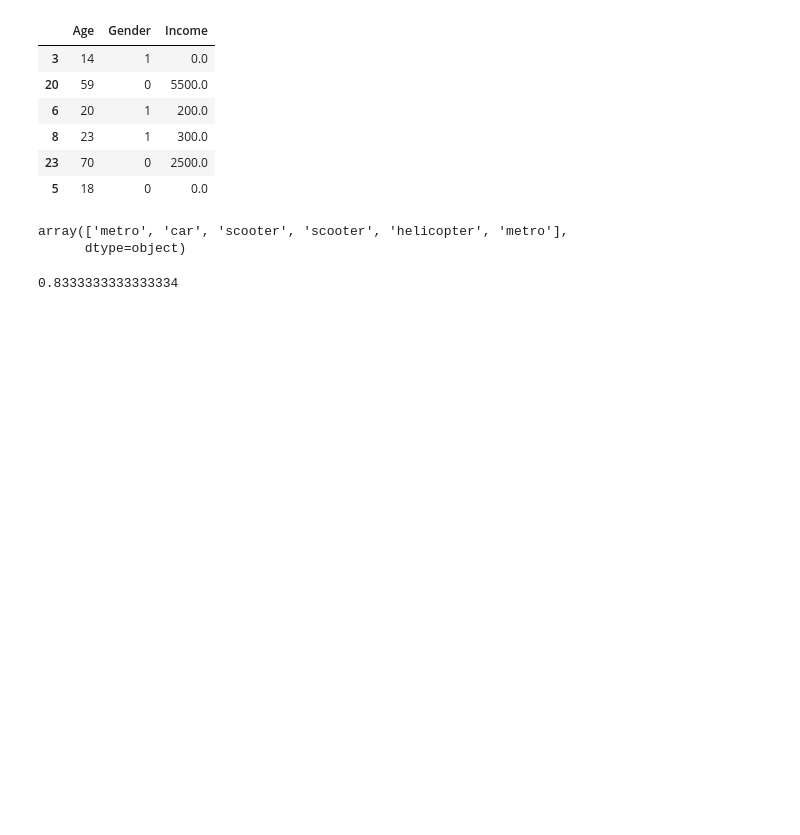
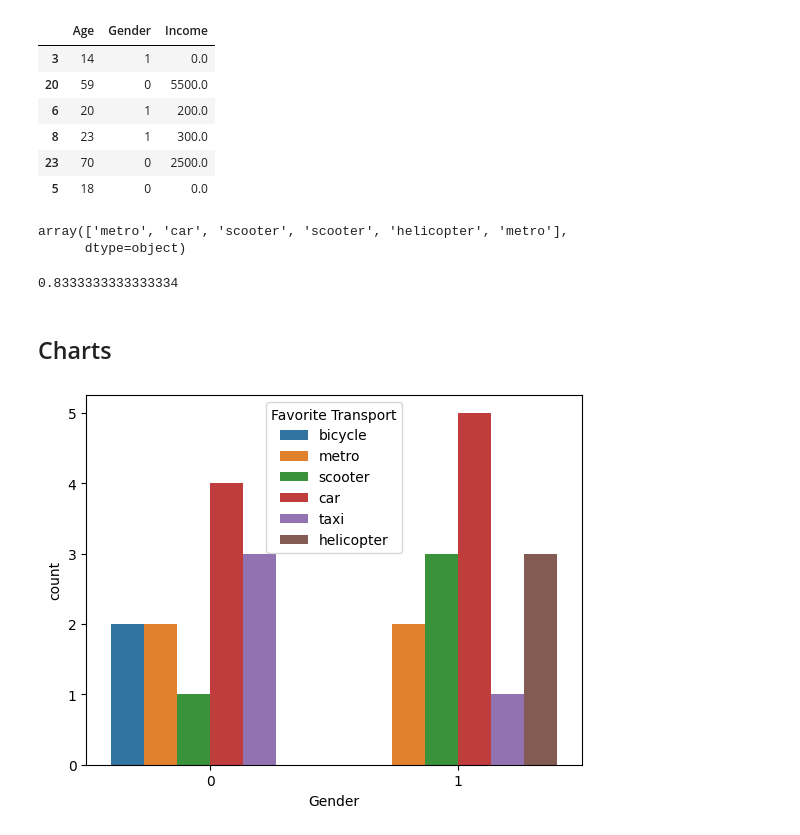
Before and after one commit to S0fft/Learning-Lab, a Jupyter notebook: data_since-machine_learning/scikit-learn/scikit_prediction_and_evaluation.ipynb, the cells around one changed output. Drawn from its saved outputs; the diff is of its cells as text; code cells hidden in the pictures; blank space fills up the shorter version.

Commit message:
add charts section

```diff
--- a/data_since-machine_learning/scikit-learn/scikit_prediction_and_evaluation.ipynb
+++ b/data_since-machine_learning/scikit-learn/scikit_prediction_and_evaluation.ipynb
@@ -229,3 +229,10 @@ model_accuracy_score = accuracy_score(y_test, predictions)
 model_accuracy_score
 # %% [output]
 0.8333333333333334
+# %% [markdown]
+## Charts
+# %%
+sns.countplot(x=df['Gender'], hue=df['Favorite Transport'])
+plt.show()
+# %% [output]
+[figure, added]
```
Also changed, not shown: parts of 1 cell of this notebook.
